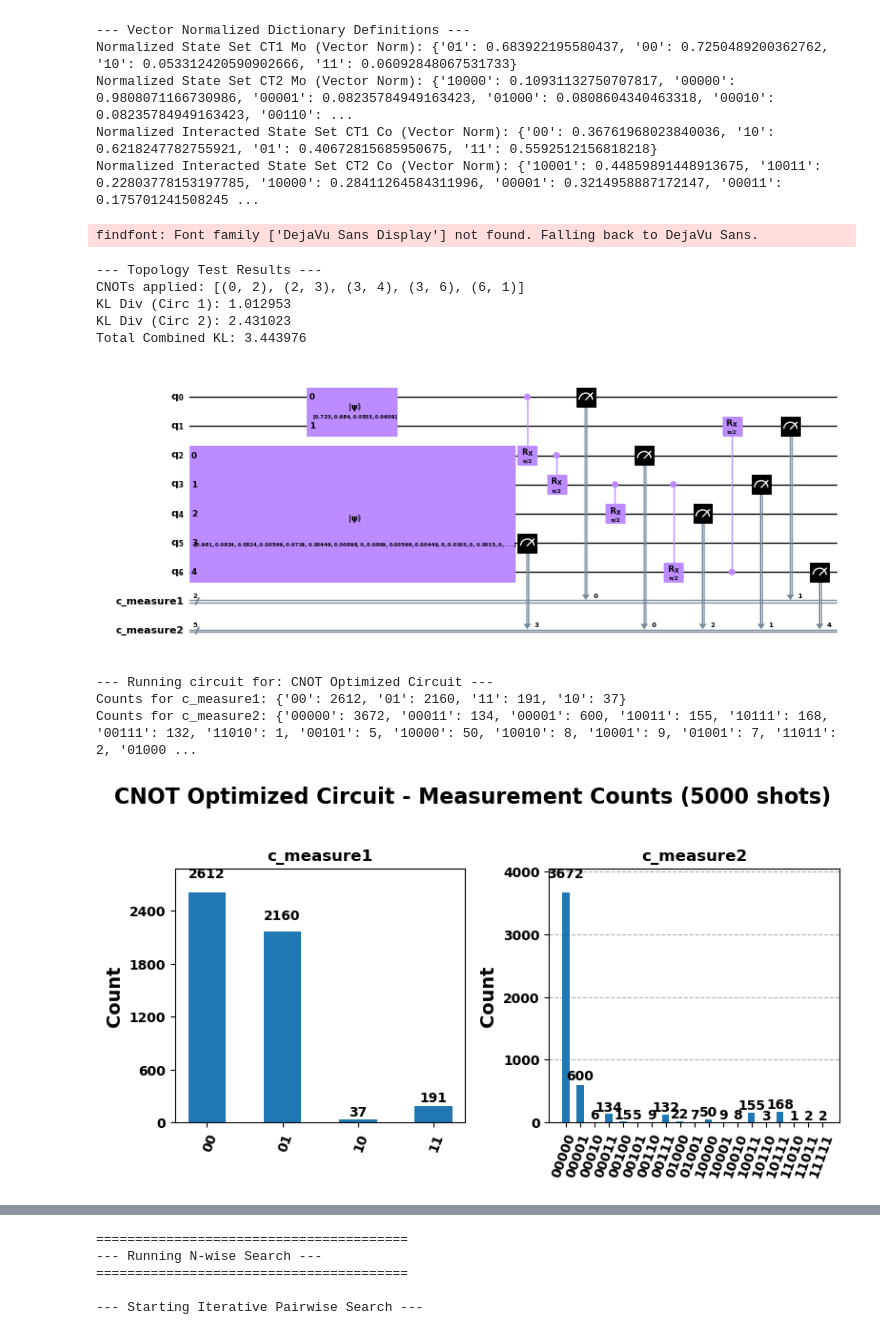
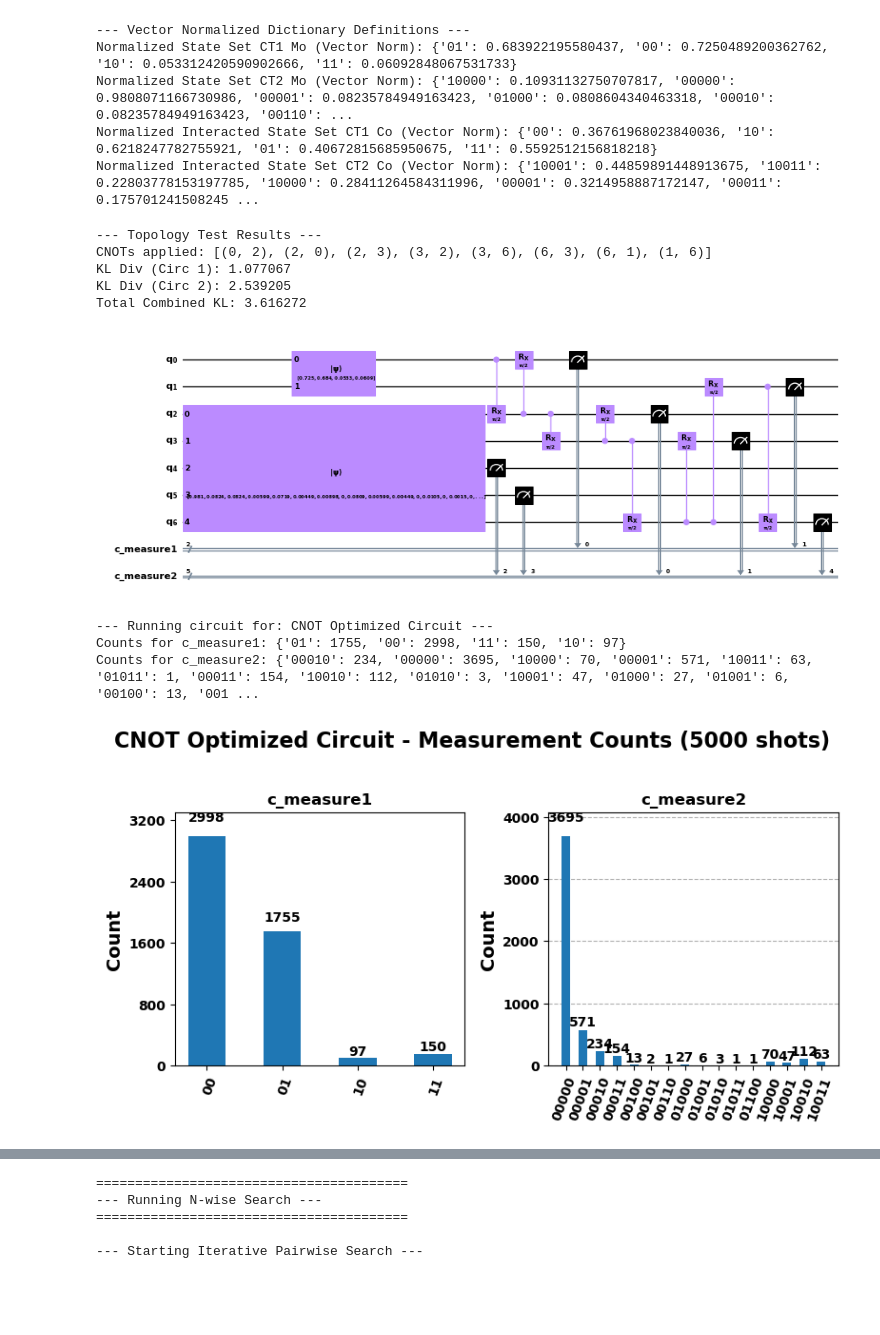
Before and after one commit to cailab-tamu/QuantumXCT, a Jupyter notebook: python/qxct_pred_classic_sim.ipynb, the cells around one changed output, grey strips where cells are left out. Cells and saved outputs as stored; diff of their text form; code cells hidden in the pictures; blank space fills up the shorter version.

```diff
--- a/python/qxct_pred_classic_sim.ipynb
+++ b/python/qxct_pred_classic_sim.ipynb
@@ -32,13 +32,13 @@ adata.X seems to be already log-transformed.
 
 # Sources: The genes initiating signals or regulation
 # The "Cause" List
-gl_source = [
+gl_ct1 = [
     "Gene_50", # Source from A
     "Gene_90"  # Target in A (Spatial Feedback)
 ]
 
 # The "Effect" List
-gl_recv = [
+gl_ct2 = [
     "Gene_60", # Target in B (Spatial)
     "Gene_70", # GRN in B (Internal)
     "Gene_71", # GRN in B (Internal)
@@ -57,10 +57,10 @@ from scipy.sparse import issparse
 ict1 = (adata.obs["cell_type"] == 'Type_A_Interact')
 ict2 = (adata.obs["cell_type"] == 'Type_B_Interact')
 
-adata_ct1_co = adata[ict1, gl_source].copy()
-adata_ct2_co = adata[ict2, gl_recv].copy()
-#adata_ct1_co = sc.external.pp.magic(adata_ct1_co, name_list=gl_source, knn=5, random_state=42)
-#adata_ct2_co = sc.external.pp.magic(adata_ct2_co, name_list=gl_recv, knn=5, random_state=42)
+adata_ct1_co = adata[ict1, gl_ct1].copy()
+adata_ct2_co = adata[ict2, gl_ct2].copy()
+#adata_ct1_co = sc.external.pp.magic(adata_ct1_co, name_list=gl_ct1, knn=5, random_state=42)
+#adata_ct2_co = sc.external.pp.magic(adata_ct2_co, name_list=gl_ct2, knn=5, random_state=42)
 
 print(adata_ct1_co)
 print(adata_ct2_co)
@@ -108,14 +108,13 @@ adata.obs['cell_type'].unique()
 ['Type_A_Interact', 'Type_B_Lone', 'Type_A_Lone', 'Type_B_Interact']
 Categories (4, object): ['Type_A_Interact', 'Type_A_Lone', 'Type_B_Interact', 'Type_B_Lone']
 # %%
-
 ict1 = (adata.obs["cell_type"] == 'Type_A_Lone')
 ict2 = (adata.obs["cell_type"] == 'Type_B_Lone')
 
-adata_ct1_mo = adata[ict1, gl_source]
-adata_ct2_mo = adata[ict2, gl_recv]
-#adata_ct1_mo = sc.external.pp.magic(adata_ct1_mo, name_list=gl_source, knn=5, random_state=42)
-#adata_ct2_mo = sc.external.pp.magic(adata_ct2_mo, name_list=gl_recv, knn=5, random_state=42)
+adata_ct1_mo = adata[ict1, gl_ct1]
+adata_ct2_mo = adata[ict2, gl_ct2]
+#adata_ct1_mo = sc.external.pp.magic(adata_ct1_mo, name_list=gl_ct1, knn=5, random_state=42)
+#adata_ct2_mo = sc.external.pp.magic(adata_ct2_mo, name_list=gl_ct2, knn=5, random_state=42)
 
 print(adata_ct1_mo)
 print(adata_ct2_mo)
@@ -293,42 +292,43 @@ def test_specific_topology(
         state_vec_probs_target1,
         state_vec_probs_target2,
         nshots
     )
 
     total_kl = kl_div1 + kl_div2 if kl_div1 is not None and kl_div2 is not None else float('inf')
 
     print(f"\n--- Topology Test Results ---")
     print(f"CNOTs applied: {cnot_topology}")
     print(f"KL Div (Circ 1): {kl_div1:.6f}")
     print(f"KL Div (Circ 2): {kl_div2:.6f}")
     print(f"Total Combined KL: {total_kl:.6f}")
 
     return circuit_to_test, total_kl
 
 
 # Define your "Ground Truth" or "Expected" topology
 #my_expected_topology = [(0, 2), (2, 3), (3, 4), (3, 5), (3, 6), (6, 1)]
-#my_expected_topology = [(0, 2), (2, 3), (3, 6), (6, 1)]
-my_expected_topology = [(0, 2), (2, 3), (3, 4), (3, 6), (6, 1)]
+#my_expected_topology = [(0, 2), (2, 3), (3, 4), (3, 6), (6, 1)]
+my_expected_topology = [(0, 2), (2, 3), (3, 6), (6, 1)]
+my_expected_topology = [(0, 2), (2, 0), (2, 3), (3, 2), (3, 6), (6, 3), (6, 1), (1, 6)]
+
 # Run the test
 final_circ, score = test_specific_topology(
     circ1,
     circ2,
     my_expected_topology,
     normalized_joint_counts_ct1_co,
     normalized_joint_counts_ct2_co
 )
 
 final_circ.draw(output="mpl", style="clifford", fold=40, scale=0.5, #filename="cnot_optimized_circuit_classi.svg"
                                )
 # %% [output]
-findfont: Font family ['DejaVu Sans Display'] not found. Falling back to DejaVu Sans.
+--- Topology Test Results ---
+CNOTs applied: [(0, 2), (2, 0), (2, 3), (3, 2), (3, 6), (6, 3), (6, 1), (1, 6)]
+KL Div (Circ 1): 1.077067
+KL Div (Circ 2): 2.539205
+Total Combined KL: 3.616272
---- Topology Test Results ---
-CNOTs applied: [(0, 2), (2, 3), (3, 4), (3, 6), (6, 1)]
-KL Div (Circ 1): 1.012953
-KL Div (Circ 2): 2.431023
-Total Combined KL: 3.443976
-[figure, old version]
+[figure, new version]
 # %%
 from quantum_functions import plot_measurement_histograms
 
@@ -338,9 +338,9 @@ measure_counts1, measure_counts2 = plot_measurement_histograms( final_circ, nsho
                             )
 # %% [output]
 --- Running circuit for: CNOT Optimized Circuit ---
-Counts for c_measure1: {'00': 2612, '01': 2160, '11': 191, '10': 37}
-Counts for c_measure2: {'00000': 3672, '00011': 134, '00001': 600, '10011': 155, '10111': 168, '00111': 132, '11010': 1, '00101': 5, '10000': 50, '10010': 8, '10001': 9, '01001': 7, '11011': 2, '01000 ...
+Counts for c_measure1: {'01': 1755, '00': 2998, '11': 150, '10': 97}
+Counts for c_measure2: {'00010': 234, '00000': 3695, '10000': 70, '00001': 571, '10011': 63, '01011': 1, '00011': 154, '10010': 112, '01010': 3, '10001': 47, '01000': 27, '01001': 6, '00100': 13, '001 ...
-[figure, old version]
+[figure, new version]
 # %%
 import matplotlib.pyplot as plt
 import numpy as np
```
Also changed, not shown: parts of 11 cells of this notebook, 2 other files.
